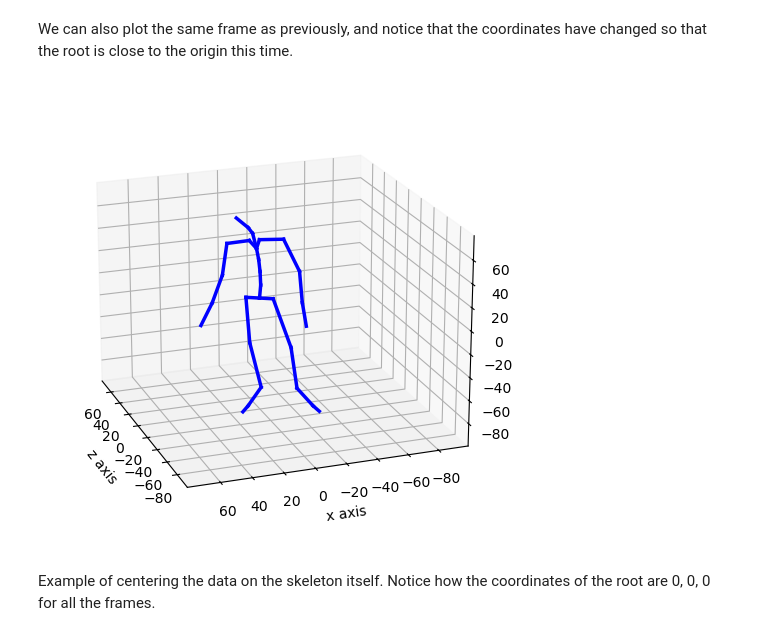
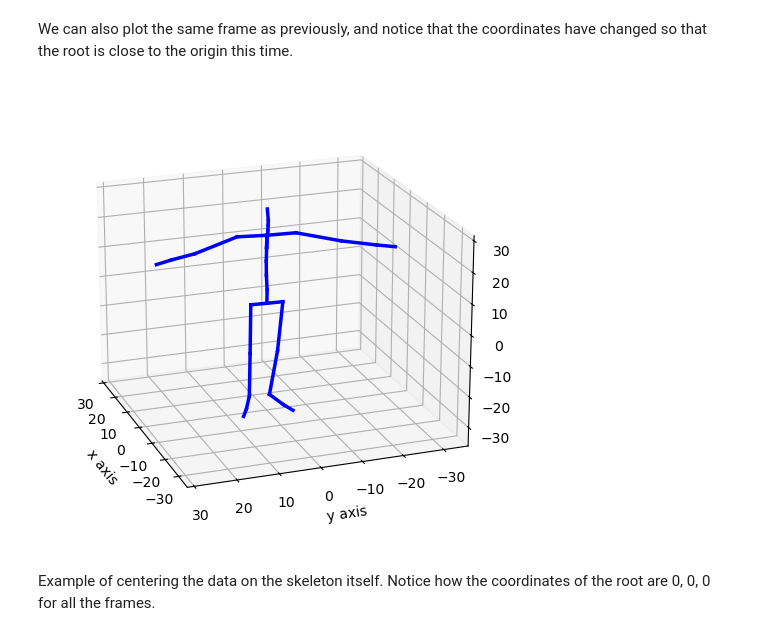
Before and after one commit to VictorS-67/pybvh, a Jupyter notebook: tutorials/2.Spatial_coordinates.ipynb, the cells around one changed output. Cells and saved outputs as stored; diff of their text form; code cells hidden in the pictures.

```diff
--- a/tutorials/2.Spatial_coordinates.ipynb
+++ b/tutorials/2.Spatial_coordinates.ipynb
@@ -23,4 +23,5 @@ We can obtain a raw numpy array containing the spatial coordinates using the bvh
 # %%
-filepath = bvh_folder / 'bvh_test2.bvh'
+filepath = bvh_folder / 'bvh_test1.bvh'
+bvh = pybvh.read_bvh_file(filepath)
 
-bvh_example = pybvh.read_bvh_file(filepath)
+print(bvh)
@@ -62,4 +63,5 @@ Example of centering the data on the first frame (we look at the first 3 frames)
 # %%
-centered_first_spatial_coord = bvh_example.get_spatial_coord(centered="first")
-centered_first_spatial_coord[:3, :9]
+centered_first_spatial_coord = bvh.get_spatial_coord(centered="first")
+print("Coordinates of the root and Spine1 joints for the first 5 frames in 'first frame' centering:")
+centered_first_spatial_coord[:5, 0:2, :]
 # %% [output]
@@ -72,10 +83,10 @@ array([[ 0.000e+00,  0.000e+00,  0.000e+00, -1.756e+00,  9.962e+00,
 # %% [markdown]
 We can also plot the same frame as previously, and notice that the coordinates have changed so that the root is close to the origin this time.
 # %%
-fig, ax = pybvh.plot.plot_frame(bvh_example, centered_first_spatial_coord[5])
+fig, ax = pybvh.plot.plot_frame(bvh, centered_first_spatial_coord[5])
 plt.show()
 # %% [output]
-[figure, old version]
+[figure, new version]
 # %% [markdown]
 Example of centering the data on the skeleton itself. Notice how the coordinates of the root are 0, 0, 0 for all the frames.
 # %%
```
Also changed, not shown: parts of 13 cells of this notebook, 11 other files.
